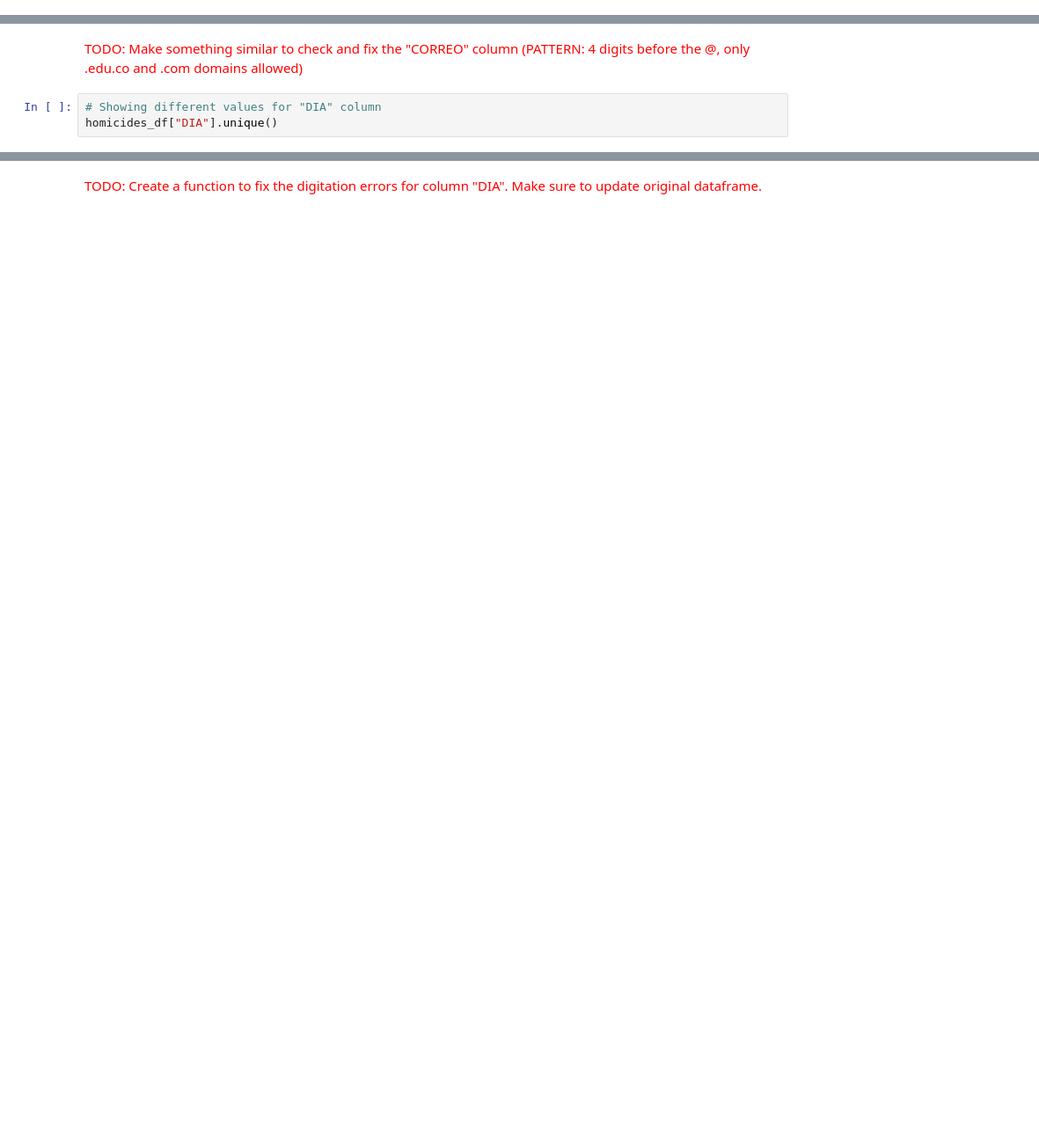
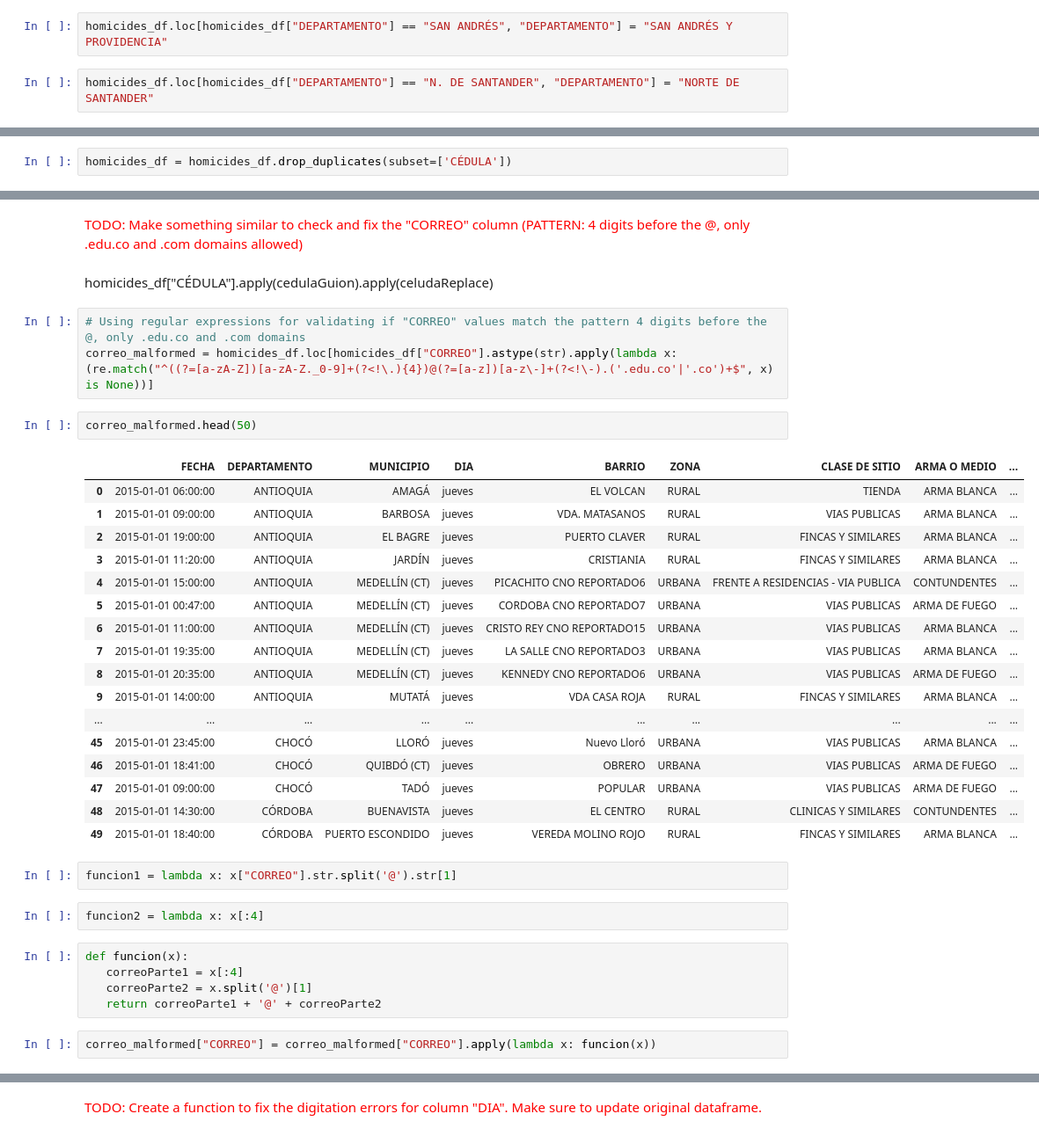
Before and after one commit to Juan-Felipe-Forero-Bocanegra/data-quality-tutorial, a Jupyter notebook: data-quality-tutorial.ipynb, the cells around one changed output, grey strips where cells are left out. Shown: that part at 88% size. Saved outputs shown, nothing was run; the diff lists cells and outputs as text; blank space fills up the shorter version.

```diff
--- a/data-quality-tutorial.ipynb
+++ b/data-quality-tutorial.ipynb
@@ -95,0 +202,4 @@ homicides_df.loc[~homicides_df["DEPARTAMENTO"].isin(departments_list), "DEPARTAM
+# %%
+homicides_df.loc[homicides_df["DEPARTAMENTO"] == "SAN ANDRÉS", "DEPARTAMENTO"] = "SAN ANDRÉS Y PROVIDENCIA"
+# %%
+homicides_df.loc[homicides_df["DEPARTAMENTO"] == "N. DE SANTANDER", "DEPARTAMENTO"] = "NORTE DE SANTANDER"
@@ -105,3 +245,5 @@ duplicates_by_cedula.sort_values("CÉDULA", ascending = True).head(6)
 <span style="color:red">TODO: Delete records with "CÉDULA" duplicated</span>
 
 <span style="color:red">Hint: You can use drop_duplicates() function. Make sure to update original dataframe. Google it!</span>
+# %%
+homicides_df = homicides_df.drop_duplicates(subset=['CÉDULA'])
@@ -117,5 +297,38 @@ cedula_malformed.head(6)
 # %% [markdown]
 <span style="color:red">TODO: Make something similar to check and fix the "CORREO" column (PATTERN: 4 digits before the @, only .edu.co and .com domains allowed)</span>
-# %%
-# Showing different values for "DIA" column
-homicides_df["DIA"].unique()
+# %% [markdown]
+homicides_df["CÉDULA"].apply(cedulaGuion).apply(celudaReplace)
+# %%
+# Using regular expressions for validating if "CORREO" values match the pattern 4 digits before the @, only .edu.co and .com domains
+correo_malformed = homicides_df.loc[homicides_df["CORREO"].astype(str).apply(lambda x: (re.match("^((?=[a-zA-Z])[a-zA-Z._0-9]+(?<!\.){4})@(?=[a-z])[a-z\-]+(?<!\-).('.edu.co'|'.co')+$", x) is None))]
+# %%
+correo_malformed.head(50)
+# %% [output]
+|  | FECHA | DEPARTAMENTO | MUNICIPIO | DIA | BARRIO | ZONA | CLASE DE SITIO | ARMA O MEDIO | ... |
+| 0 | 2015-01-01 06:00:00 | ANTIOQUIA | AMAGÁ | jueves | EL VOLCAN | RURAL | TIENDA | ARMA BLANCA | ... |
+| 1 | 2015-01-01 09:00:00 | ANTIOQUIA | BARBOSA | jueves | VDA. MATASANOS | RURAL | VIAS PUBLICAS | ARMA BLANCA | ... |
+| 2 | 2015-01-01 19:00:00 | ANTIOQUIA | EL BAGRE | jueves | PUERTO CLAVER | RURAL | FINCAS Y SIMILARES | ARMA BLANCA | ... |
+| 3 | 2015-01-01 11:20:00 | ANTIOQUIA | JARDÍN | jueves | CRISTIANIA | RURAL | FINCAS Y SIMILARES | ARMA BLANCA | ... |
+| 4 | 2015-01-01 15:00:00 | ANTIOQUIA | MEDELLÍN (CT) | jueves | PICACHITO CNO REPORTADO6 | URBANA | FRENTE A RESIDENCIAS - VIA PUBLICA | CONTUNDENTES | ... |
+| 5 | 2015-01-01 00:47:00 | ANTIOQUIA | MEDELLÍN (CT) | jueves | CORDOBA CNO REPORTADO7 | URBANA | VIAS PUBLICAS | ARMA DE FUEGO | ... |
+| 6 | 2015-01-01 11:00:00 | ANTIOQUIA | MEDELLÍN (CT) | jueves | CRISTO REY CNO REPORTADO15 | URBANA | VIAS PUBLICAS | ARMA BLANCA | ... |
+| 7 | 2015-01-01 19:35:00 | ANTIOQUIA | MEDELLÍN (CT) | jueves | LA SALLE CNO REPORTADO3 | URBANA | VIAS PUBLICAS | ARMA BLANCA | ... |
+| 8 | 2015-01-01 20:35:00 | ANTIOQUIA | MEDELLÍN (CT) | jueves | KENNEDY CNO REPORTADO6 | URBANA | VIAS PUBLICAS | ARMA DE FUEGO | ... |
+| 9 | 2015-01-01 14:00:00 | ANTIOQUIA | MUTATÁ | jueves | VDA CASA ROJA | RURAL | FINCAS Y SIMILARES | ARMA BLANCA | ... |
+| ... | ... | ... | ... | ... | ... | ... | ... | ... | ... |
+| 45 | 2015-01-01 23:45:00 | CHOCÓ | LLORÓ | jueves | Nuevo Lloró | URBANA | VIAS PUBLICAS | ARMA BLANCA | ... |
+| 46 | 2015-01-01 18:41:00 | CHOCÓ | QUIBDÓ (CT) | jueves | OBRERO | URBANA | VIAS PUBLICAS | ARMA DE FUEGO | ... |
+| 47 | 2015-01-01 09:00:00 | CHOCÓ | TADÓ | jueves | POPULAR | URBANA | VIAS PUBLICAS | ARMA DE FUEGO | ... |
+| 48 | 2015-01-01 14:30:00 | CÓRDOBA | BUENAVISTA | jueves | EL CENTRO | RURAL | CLINICAS Y SIMILARES | CONTUNDENTES | ... |
+| 49 | 2015-01-01 18:40:00 | CÓRDOBA | PUERTO ESCONDIDO | jueves | VEREDA MOLINO ROJO | RURAL | FINCAS Y SIMILARES | ARMA BLANCA | ... |
+# %%
+funcion1 = lambda x: x["CORREO"].str.split('@').str[1]
+# %%
+funcion2 = lambda x: x[:4]
+# %%
+def funcion(x):
+   correoParte1 = x[:4]
+   correoParte2 = x.split('@')[1]
+   return correoParte1 + '@' + correoParte2
+# %%
+correo_malformed["CORREO"] = correo_malformed["CORREO"].apply(lambda x: funcion(x))
```
Also changed, not shown: parts of 41 cells of this notebook.
